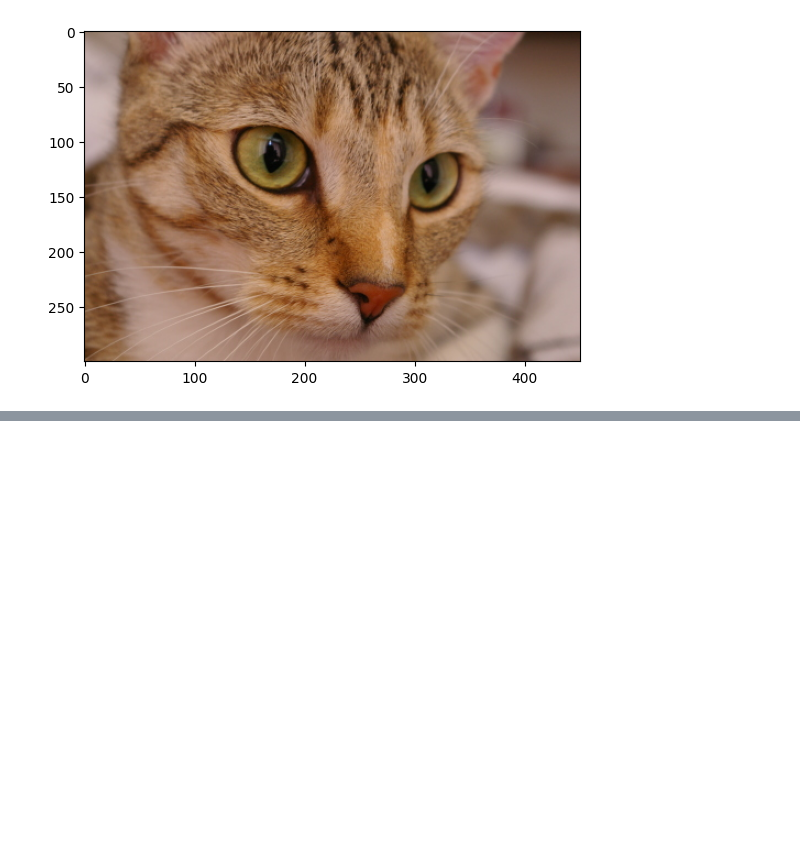
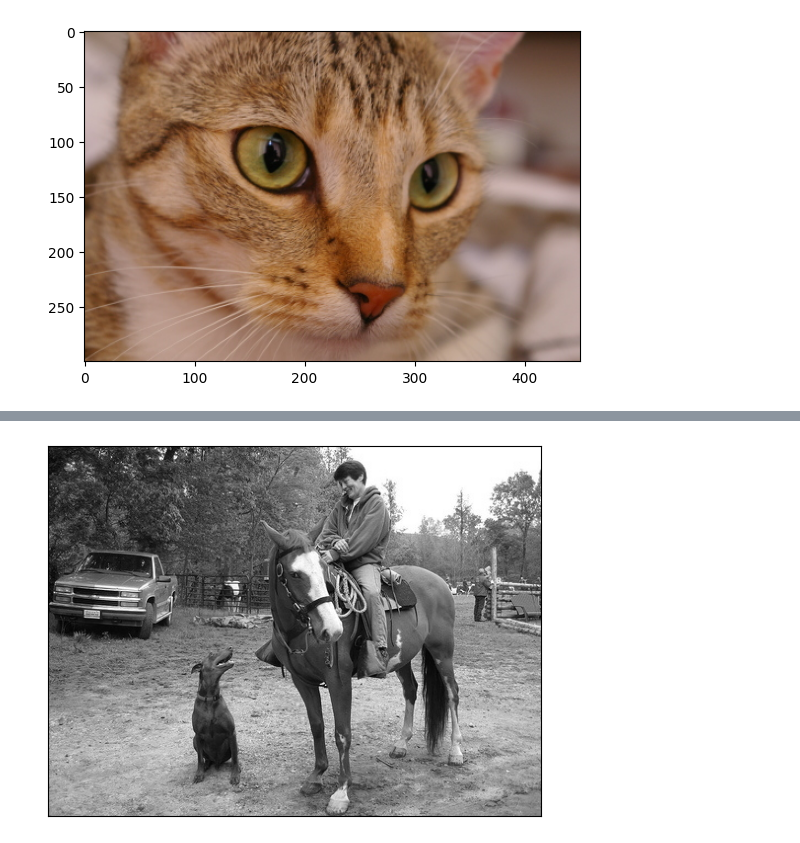
Before and after one commit to FauziThok/image-processing-csc8628, a Jupyter notebook: practical/practical_1.ipynb, the cells around one changed output, grey strips where cells are left out. Cells and saved outputs as stored; diff of their text form; code cells hidden in the pictures; blank space fills up the shorter version.

```diff
--- a/practical/practical_1.ipynb
+++ b/practical/practical_1.ipynb
@@ -292,0 +319,8 @@ ModuleNotFoundError: No module named 'google'
+# %%
+# load the grayscale image
+img_gray = cv2.imread('p1-images/horse.jpg', cv2.IMREAD_GRAYSCALE)
+plt.imshow(img_gray, cmap='gray')
+plt.xticks([]), plt.yticks([])  # to hide tick values on X and Y axis
+plt.show()
+# %% [output]
+[figure, added]
```
Also changed, not shown: parts of 5 cells of this notebook.
